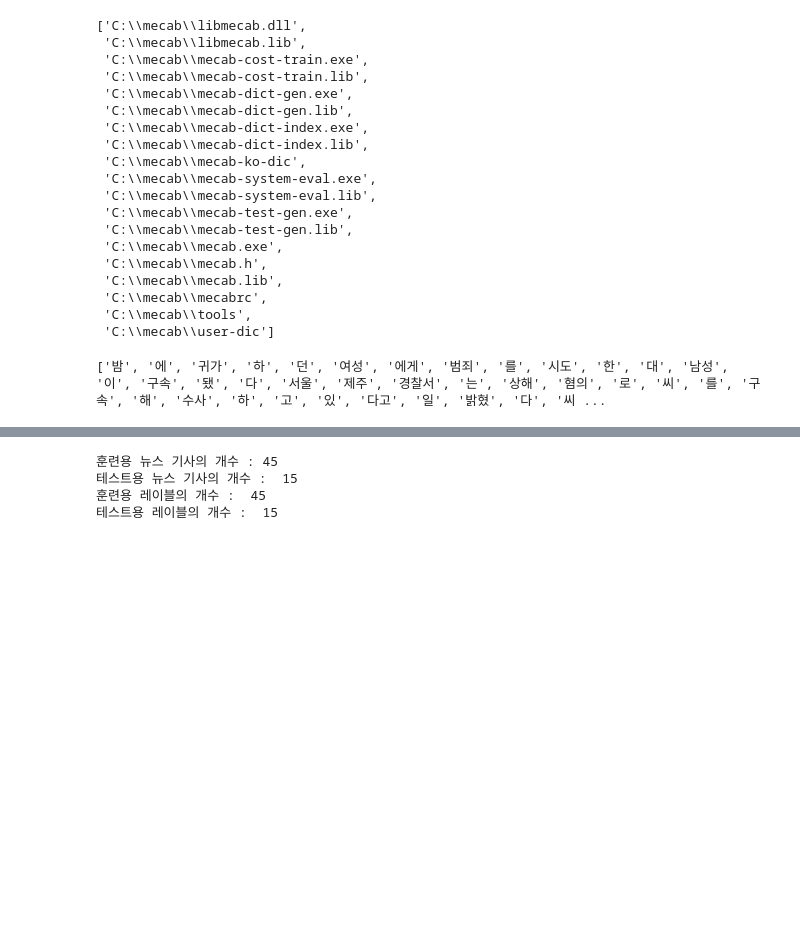
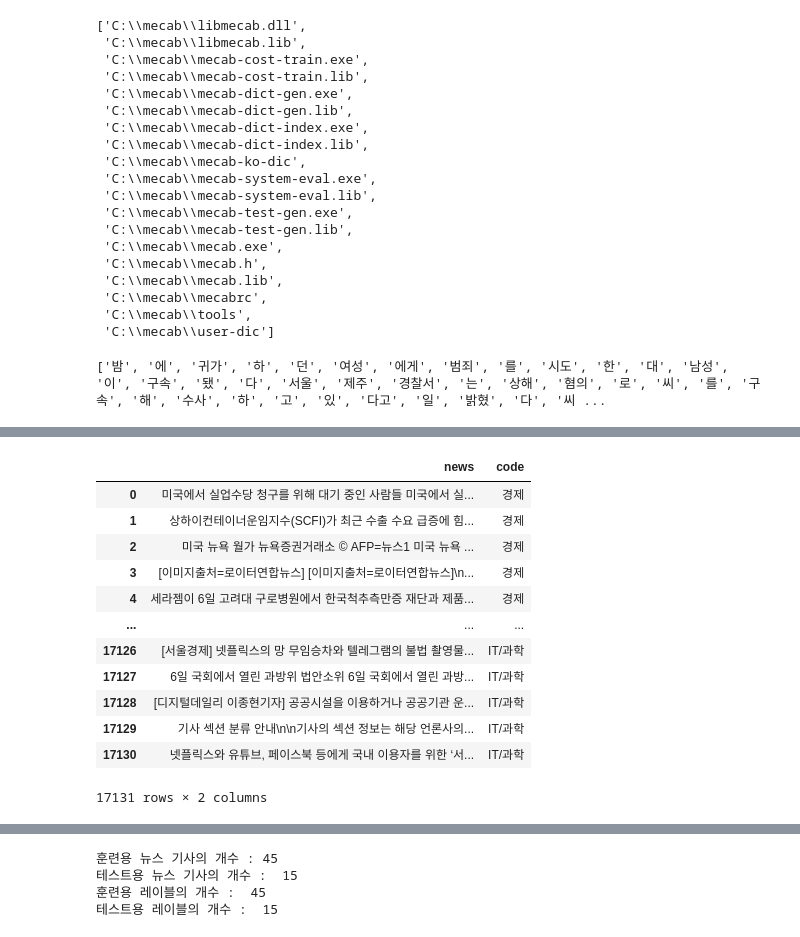
Before and after one commit to 1pha/Modulabs-Daehyun, a Jupyter notebook: E-4_NewCrawling.ipynb, the cells around one changed output, grey strips where cells are left out. Saved outputs shown, nothing was run; the diff lists cells and outputs as text; code cells hidden in the pictures; blank space fills up the shorter version.

```diff
--- a/E-4_NewCrawling.ipynb
+++ b/E-4_NewCrawling.ipynb
@@ -325,0 +322,17 @@ df.news.values[0]
+# %%
+data = pd.concat(list(map(pd.read_csv, news_crawled)), ignore_index=True)
+data
+# %% [output]
+|  | news | code |
+| 0 | 미국에서 실업수당 청구를 위해 대기 중인 사람들 미국에서 실... | 경제 |
+| 1 | 상하이컨테이너운임지수(SCFI)가 최근 수출 수요 급증에 힘... | 경제 |
+| 2 | 미국 뉴욕 월가 뉴욕증권거래소 © AFP=뉴스1 미국 뉴욕 ... | 경제 |
+| 3 | [이미지출처=로이터연합뉴스] [이미지출처=로이터연합뉴스]\n... | 경제 |
+| 4 | 세라젬이 6일 고려대 구로병원에서 한국척추측만증 재단과 제품... | 경제 |
+| ... | ... | ... |
+| 17126 | [서울경제] 넷플릭스의 망 무임승차와 텔레그램의 불법 촬영물... | IT/과학 |
+| 17127 | 6일 국회에서 열린 과방위 법안소위 6일 국회에서 열린 과방... | IT/과학 |
+| 17128 | [디지털데일리 이종현기자] 공공시설을 이용하거나 공공기관 운... | IT/과학 |
+| 17129 | 기사 섹션 분류 안내\n\n기사의 섹션 정보는 해당 언론사의... | IT/과학 |
+| 17130 | 넷플릭스와 유튜브, 페이스북 등에게 국내 이용자를 위한 ‘서... | IT/과학 |
+17131 rows × 2 columns
```
Also changed, not shown: parts of 8 cells of this notebook.
